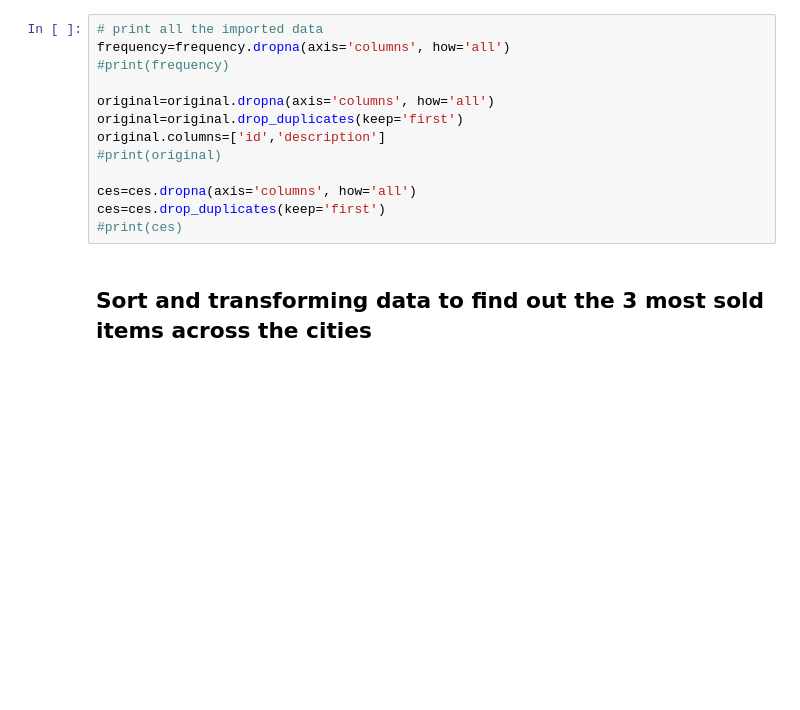
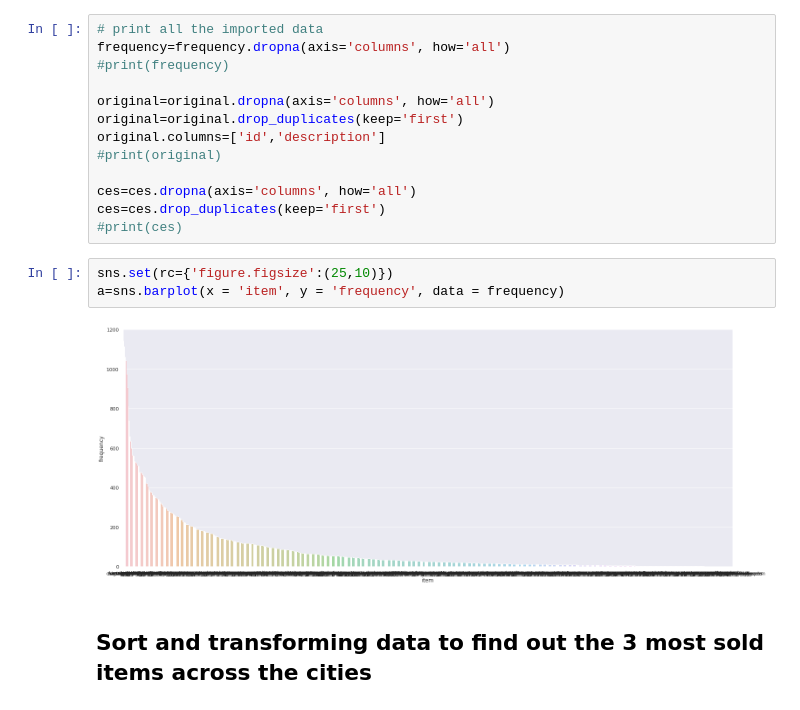
Before and after one commit to alokg1019/DataMining_Team1, a Jupyter notebook: Preprocessing_CES.ipynb, the cells around one changed output. Cells and saved outputs as stored; diff of their text form; blank space fills up the shorter version.

```diff
--- a/Preprocessing_CES.ipynb
+++ b/Preprocessing_CES.ipynb
@@ -39,6 +37,11 @@ original.columns=['id','description']
 ces=ces.dropna(axis='columns', how='all')
 ces=ces.drop_duplicates(keep='first')
 #print(ces)
+# %%
+sns.set(rc={'figure.figsize':(25,10)})
+a=sns.barplot(x = 'item', y = 'frequency', data = frequency)
+# %% [output]
+[figure, added]
 # %% [markdown]
 ## **Sort and transforming data to find out the 3 most sold items across the cities**
 # %%
```
Also changed, not shown: parts of 26 cells of this notebook.
